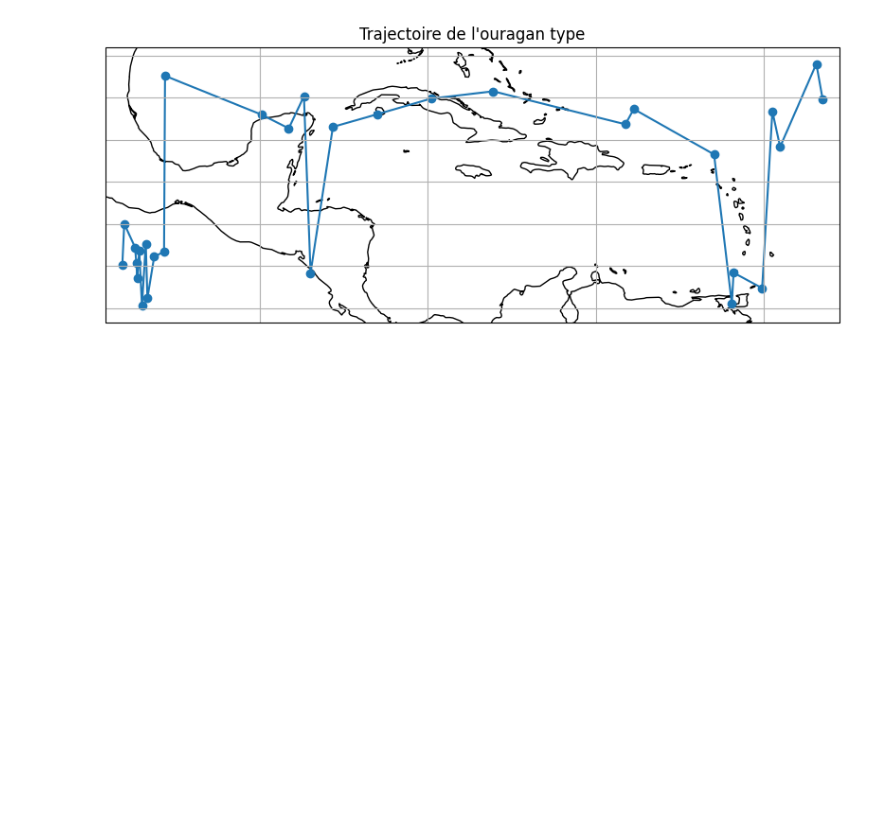
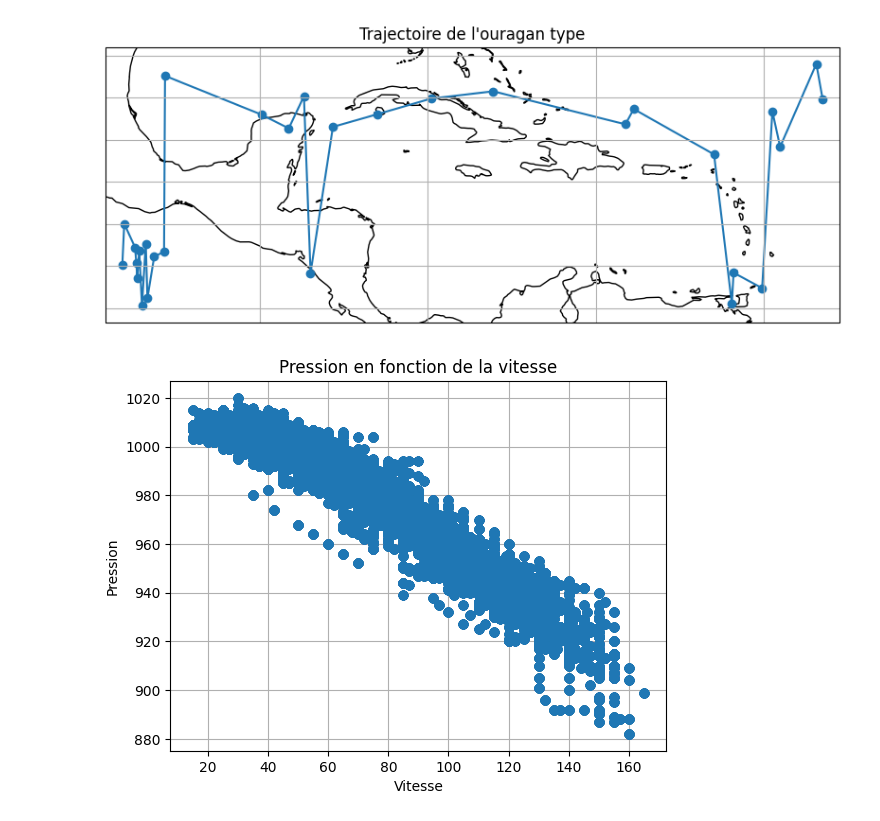
Before and after one commit to FWICSS/HurricaneProject, a Jupyter notebook: Expose.ipynb, the cells around one changed output. Saved outputs shown, nothing was run; the diff lists cells and outputs as text; code cells hidden in the pictures; blank space fills up the shorter version.

Commit message:
ajout graphique sur la ralation pression vitesse

```diff
--- a/Expose.ipynb
+++ b/Expose.ipynb
@@ -171,3 +172,9 @@ DataFrames ayant le maximum d'occurrences de lignes :
     La longitude min est de -98.15153846153846
     La longitude max est de -56.51769230769229
 [figure]
+# %%
+data_caribeen_prepared = data_caribeen.copy()
+data_caribeen_prepared = data_caribeen_prepared[(data_caribeen_prepared['USA_WIND'] != 0) & (data_caribeen_prepared['USA_PRES'] != 0)]
+getGraphPressionVersusSpeed(data_caribeen_prepared)
+# %% [output]
+[figure, added]
```
Also changed, not shown: parts of 2 cells of this notebook, 1 other file.
